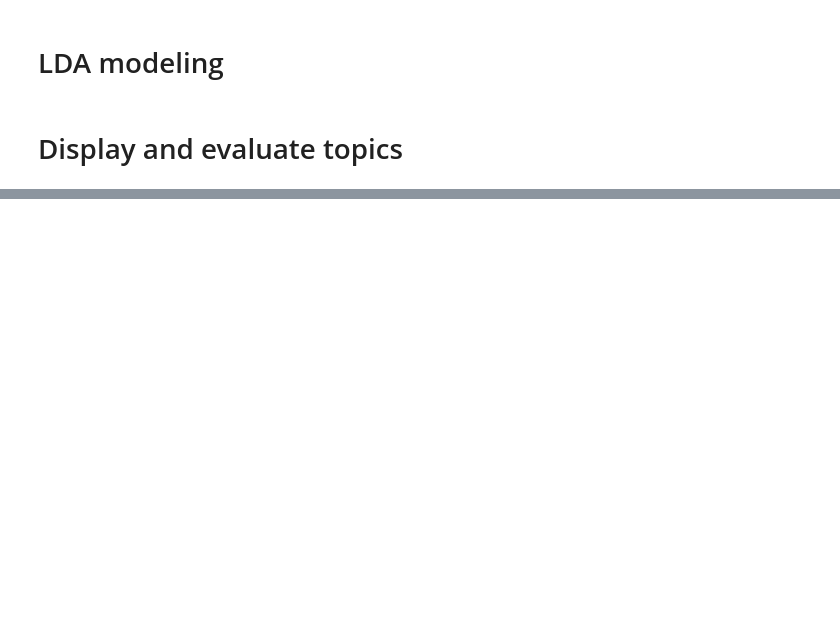
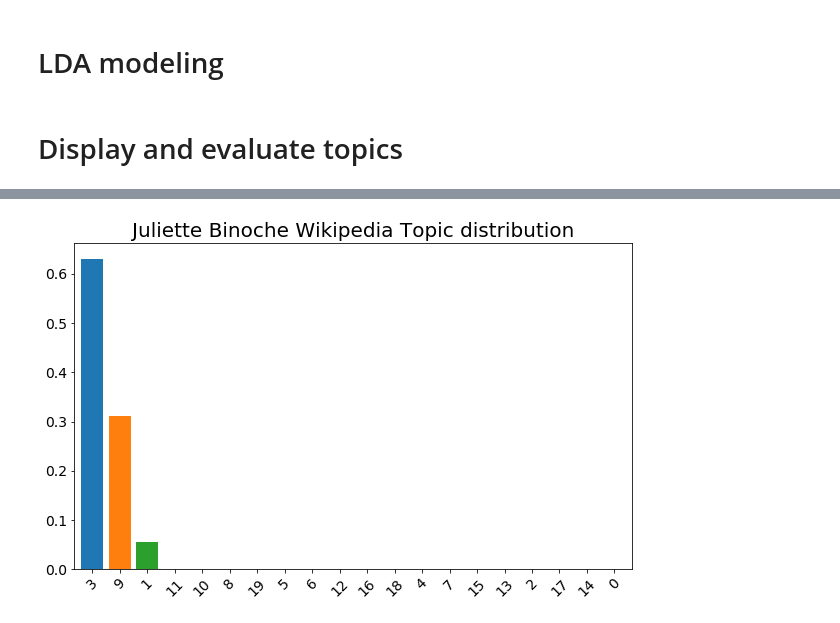
Before and after one commit to ua-dsf/ML_sprint, a Jupyter notebook: sprint4_clustering/solution/sprint4_demo_solution.ipynb, the cells around one changed output, grey strips where cells are left out. Cells and saved outputs as stored; diff of their text form; code cells hidden in the pictures; blank space fills up the shorter version.

```diff
--- a/sprint4_clustering/solution/sprint4_demo_solution.ipynb
+++ b/sprint4_clustering/solution/sprint4_demo_solution.ipynb
@@ -296,3 +322,13 @@ new zealand born women film television world group china appeared
 # transform method returns a matrix with one line per document, columns being topics weight
 predict = lda.transform(tf)
 result = pd.DataFrame(predict).set_index(wiki_data.reset_index()['name'])
+# %%
+# get distribution of topics for Juliette Binoche
+d = pd.Series(result.loc["Juliette Binoche"]).sort_values(ascending=False)
+
+ax = d.plot(kind='bar', title='Juliette Binoche Wikipedia Topic distribution',
+            figsize=(10,6), width=.8, fontsize=14, rot=45 )
+
+ax.title.set_size(20)
+# %% [output]
+[figure, added]
```
Also changed, not shown: parts of 17 cells of this notebook, 1 other file.
